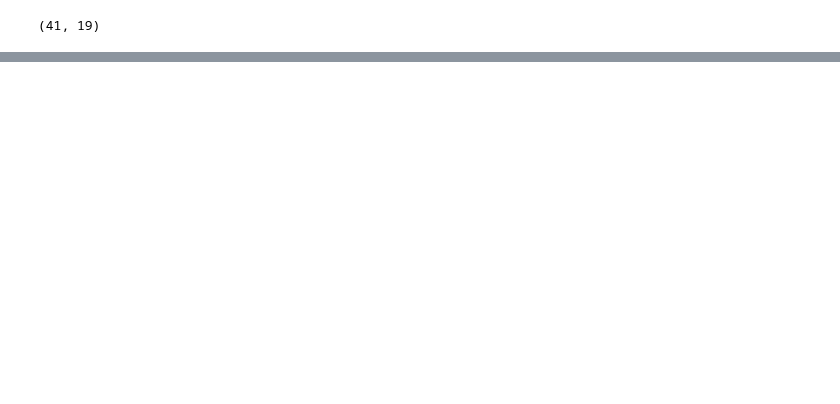
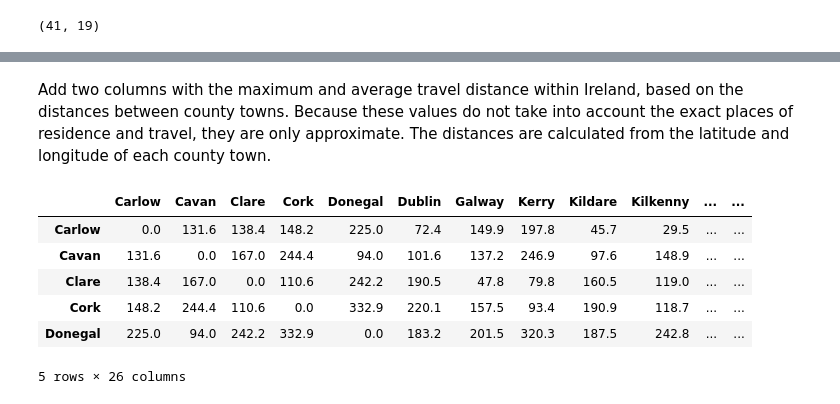
Before and after one commit to sba26106-bit/stat-techniques-ca1, a Jupyter notebook: CA1 Statistical Techniques for DA.ipynb, the cells around one changed output, grey strips where cells are left out. Drawn from its saved outputs; the diff is of its cells as text; code cells hidden in the pictures; blank space fills up the shorter version.

```diff
--- a/CA1 Statistical Techniques for DA.ipynb
+++ b/CA1 Statistical Techniques for DA.ipynb
@@ -139,0 +290,59 @@ dtype: int64
+# %% [markdown]
+Add two columns with the maximum and average travel distance within Ireland, based on the distances between county towns. Because these values do not take into account the exact places of residence and travel, they are only approximate. The distances are calculated from the latitude and longitude of each county town.
+# %%
+# Add columns with maximum and average distance of travelling inside Ireland
+
+# Latitude and longitude of each county town (decimal degrees)
+county_towns = {
+    'Carlow':    (52.836, -6.926),   # Carlow
+    'Cavan':     (53.991, -7.360),   # Cavan
+    'Clare':     (52.843, -8.986),   # Ennis
+    'Cork':      (51.898, -8.476),   # Cork
+    'Donegal':   (54.833, -7.483),   # Lifford
+    'Dublin':    (53.350, -6.260),   # Dublin
+    'Galway':    (53.271, -9.049),   # Galway
+    'Kerry':     (52.271, -9.700),   # Tralee
+    'Kildare':   (53.216, -6.667),   # Naas
+    'Kilkenny':  (52.654, -7.245),   # Kilkenny
+    'Laois':     (53.033, -7.300),   # Portlaoise
+    'Leitrim':   (53.945, -8.087),   # Carrick-on-Shannon
+    'Limerick':  (52.664, -8.623),   # Limerick
+    'Longford':  (53.727, -7.800),   # Longford
+    'Louth':     (54.004, -6.404),   # Dundalk
+    'Mayo':      (53.855, -9.298),   # Castlebar
+    'Meath':     (53.653, -6.681),   # Navan
+    'Monaghan':  (54.249, -6.968),   # Monaghan
+    'Offaly':    (53.275, -7.493),   # Tullamore
+    'Roscommon': (53.627, -8.189),   # Roscommon
+    'Sligo':     (54.272, -8.476),   # Sligo
+    'Tipperary': (52.862, -8.200),   # Nenagh
+    'Waterford': (52.259, -7.110),   # Waterford
+    'Westmeath': (53.526, -7.338),   # Mullingar
+    'Wexford':   (52.336, -6.463),   # Wexford
+    'Wicklow':   (52.980, -6.044),   # Wicklow
+}
+
+# Function to calculate the distance between two county towns from their latitude and longitude
+def haversine_km(county_a, county_b):
+    """Straight-line (great-circle) distance in km between two county towns."""
+    lat1, lon1 = np.radians(county_towns[county_a])
+    lat2, lon2 = np.radians(county_towns[county_b])
+    a = (np.sin((lat2 - lat1) / 2) ** 2
+         + np.cos(lat1) * np.cos(lat2) * np.sin((lon2 - lon1) / 2) ** 2)
+    return 2 * 6371 * np.arcsin(np.sqrt(a))   # 6371 km = mean radius of the Earth
+
+# 26 x 26 table of distances between all county towns
+counties = list(county_towns)
+dist_matrix = pd.DataFrame(
+    [[haversine_km(a, b) for b in counties] for a in counties],
+    index=counties, columns=counties).round(1)
+
+dist_matrix.head()
+# %% [output]
+|  | Carlow | Cavan | Clare | Cork | Donegal | Dublin | Galway | Kerry | Kildare | Kilkenny | ... | ... |
+| Carlow | 0.0 | 131.6 | 138.4 | 148.2 | 225.0 | 72.4 | 149.9 | 197.8 | 45.7 | 29.5 | ... | ... |
+| Cavan | 131.6 | 0.0 | 167.0 | 244.4 | 94.0 | 101.6 | 137.2 | 246.9 | 97.6 | 148.9 | ... | ... |
+| Clare | 138.4 | 167.0 | 0.0 | 110.6 | 242.2 | 190.5 | 47.8 | 79.8 | 160.5 | 119.0 | ... | ... |
+| Cork | 148.2 | 244.4 | 110.6 | 0.0 | 332.9 | 220.1 | 157.5 | 93.4 | 190.9 | 118.7 | ... | ... |
+| Donegal | 225.0 | 94.0 | 242.2 | 332.9 | 0.0 | 183.2 | 201.5 | 320.3 | 187.5 | 242.8 | ... | ... |
+5 rows × 26 columns
```
Also changed, not shown: parts of 36 cells of this notebook, 1 other file.
